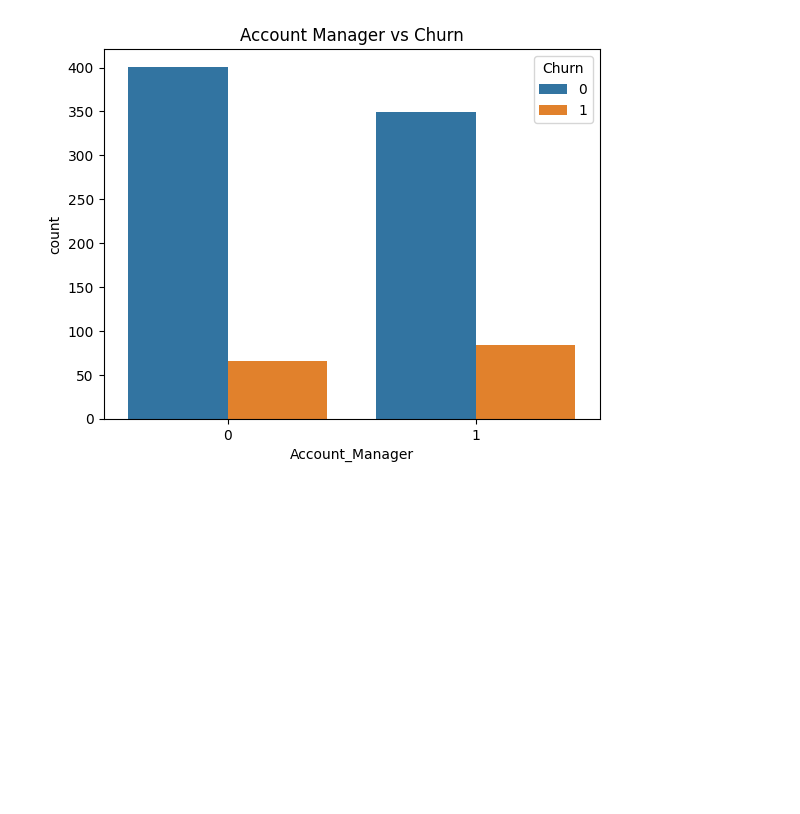
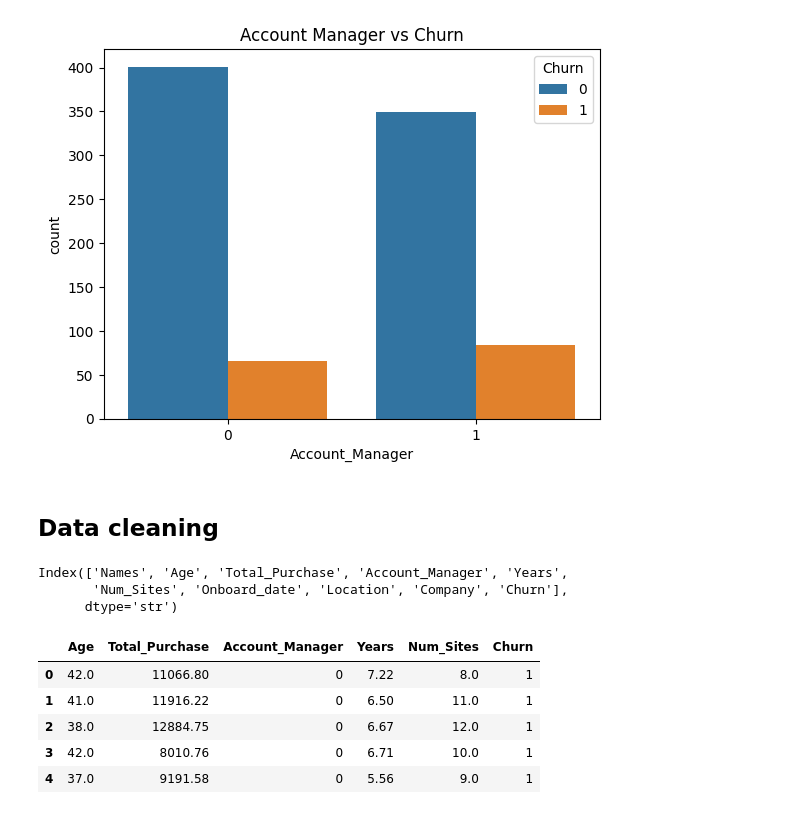
Before and after one commit to TharushiKarunarathne/Customer-Churn-Risk-Analysis-and-Prediction, a Jupyter notebook: notebooks/churn_analysis.ipynb, the cells around one changed output. Drawn from its saved outputs; the diff is of its cells as text; code cells hidden in the pictures; blank space fills up the shorter version.

Commit message:
Prepare cleaned dataset for modeling

```diff
--- a/notebooks/churn_analysis.ipynb
+++ b/notebooks/churn_analysis.ipynb
@@ -163,3 +163,23 @@ plt.savefig("../images/account_manager_vs_churn.png", bbox_inches="tight")
 plt.show()
 # %% [output]
 [figure]
+# %% [markdown]
+## Data cleaning
+# %%
+# checking the columns of the dataset
+df.columns
+# %% [output]
+Index(['Names', 'Age', 'Total_Purchase', 'Account_Manager', 'Years',
+       'Num_Sites', 'Onboard_date', 'Location', 'Company', 'Churn'],
+      dtype='str')
+# %%
+# preparing the data for modeling by dropping irrelevant columns
+df_model = df.drop(["Names", "Location", "Company", "Onboard_date"], axis=1)
+df_model.head()
+# %% [output]
+|  | Age | Total_Purchase | Account_Manager | Years | Num_Sites | Churn |
+| 0 | 42.0 | 11066.80 | 0 | 7.22 | 8.0 | 1 |
+| 1 | 41.0 | 11916.22 | 0 | 6.50 | 11.0 | 1 |
+| 2 | 38.0 | 12884.75 | 0 | 6.67 | 12.0 | 1 |
+| 3 | 42.0 | 8010.76 | 0 | 6.71 | 10.0 | 1 |
+| 4 | 37.0 | 9191.58 | 0 | 5.56 | 9.0 | 1 |
```
Also changed, not shown: parts of 2 cells of this notebook.
